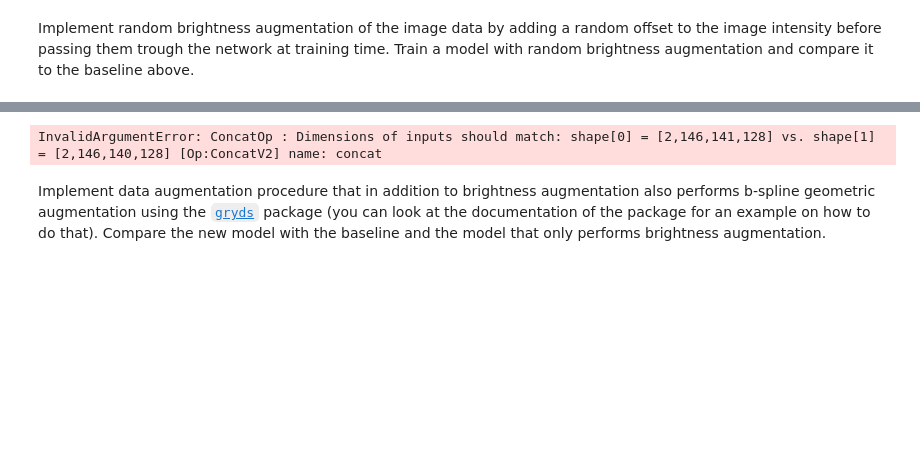
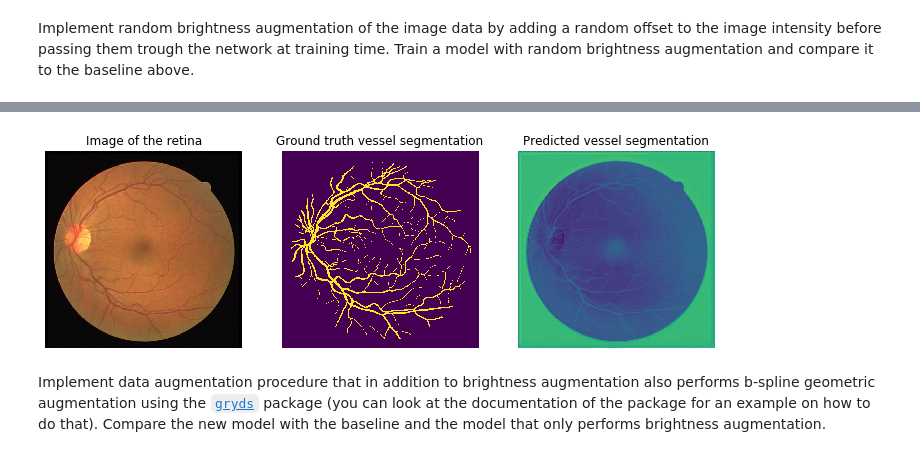
Before and after one commit to ndkruif/8dm40-machine-learning, a Jupyter notebook: practicals/week_4.ipynb, the cells around one changed output, grey strips where cells are left out. Drawn from its saved outputs; the diff is of its cells as text; code cells hidden in the pictures; blank space fills up the shorter version.

```diff
--- a/practicals/week_4.ipynb
+++ b/practicals/week_4.ipynb
@@ -505,9 +505,9 @@ from sklearn.model_selection import train_test_split
 from glob import glob
 import sys
 import os
-from keras.models import load_model
-from keras.optimizers import Adam, SGD
-from keras.callbacks import EarlyStopping, ModelCheckpoint, ReduceLROnPlateau
+from tensorflow.keras.models import load_model
+from tensorflow.keras.optimizers import Adam, SGD
+from tensorflow.keras.callbacks import EarlyStopping, ModelCheckpoint, ReduceLROnPlateau
 import gryds
 sys.path.append('code/')
 from unet_model import unet
@@ -522,6 +522,10 @@ images, masks, segmentations = load_data(train_paths)
 train_images, val_images, train_masks, val_masks, train_segmentations, val_segmentations = train_test_split(
     images, masks, segmentations, test_size=0.2, random_state=7)
 
+
+train_images, train_masks, train_segmentations = preprocessing(train_images, train_masks, train_segmentations,
+                                                            desired_shape=(584, 584))
+
 # pad the validation data to fit the U-Net model
 # images of shape (584, 565) shape result in concatenation error due to the odd number of columns
 val_images, val_masks, val_segmentations = preprocessing(
@@ -529,6 +533,7 @@ val_images, val_masks, val_segmentations = preprocessing(
     val_masks,
     val_segmentations,
     desired_shape=(584, 584))
+
 
 # use a single training image, to better demonstrate the effects of data augmentation
 X_train, y_train = np.expand_dims(train_images[0], axis=0), np.expand_dims(train_segmentations[0], axis=0)
@@ -541,9 +546,9 @@ use_batchnorm = True
 batch_size = 64
 #epochs = 250
 epochs = 10
-augm_size = (584, 565)
+augm_size = (584, 584)
 # 10 augmented images per image
-augm_per_im = 2
+augm_per_im = 10
 steps_per_epoch = int(np.ceil((augm_per_im * len(train_images)) / batch_size))
 
 
@@ -604,3 +628,3 @@ Epoch 1/10
-InvalidArgumentError: ConcatOp : Dimensions of inputs should match: shape[0] = [2,146,141,128] vs. shape[1] = [2,146,140,128] [Op:ConcatV2] name: concat
+[figure, added]
 # %% [markdown]
 Implement data augmentation procedure that in addition to brightness augmentation also performs b-spline geometric augmentation using the [`gryds`](https://github.com/tueimage/gryds) package (you can look at the documentation of the package for an example on how to do that). Compare the new model with the baseline and the model that only performs brightness augmentation.
```
Also changed, not shown: parts of 1 cell of this notebook, 1 other file.
